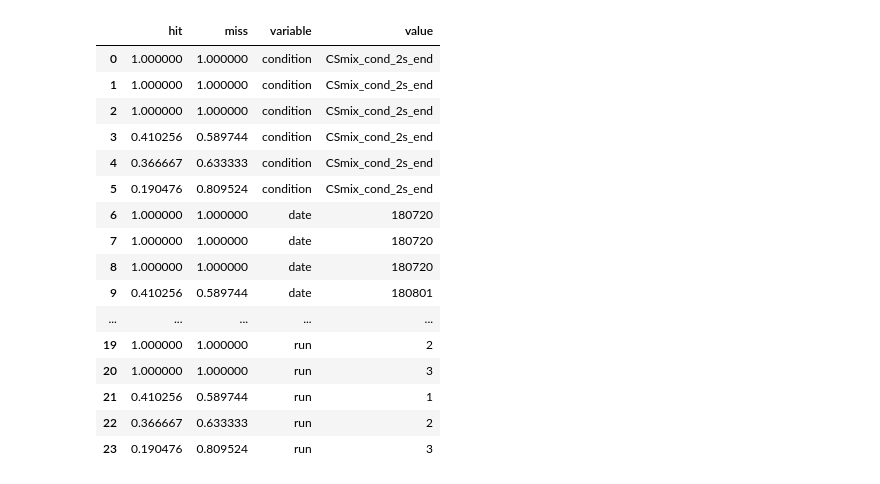
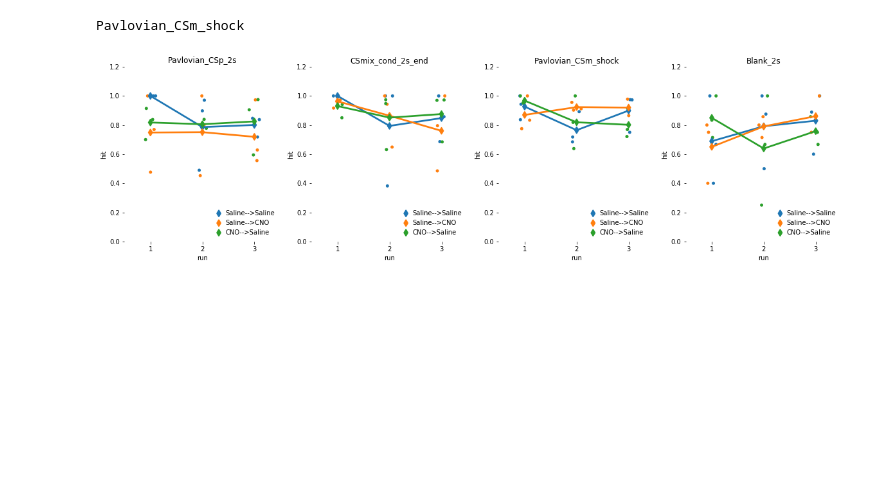
Before and after one commit to hkucukdereli/behavior, a Jupyter notebook: lickPlots.ipynb, the cells around one changed output. Drawn from its saved outputs; the diff is of its cells as text; code cells hidden in the pictures; blank space fills up the shorter version.

```diff
--- a/lickPlots.ipynb
+++ b/lickPlots.ipynb
@@ -99,24 +64,48 @@ for date in dates:
-# %%
-codes=LR8.codes[dates[0]][1]
-
-Performance[Performance['condition'] == codes[1]]
-
-pd.melt(Performance[Performance['condition'] == 'CSmix_cond_2s_end'], ['hit', 'miss'])
-# %% [output]
-|  | hit | miss | variable | value |
-| 0 | 1.000000 | 1.000000 | condition | CSmix_cond_2s_end |
-| 1 | 1.000000 | 1.000000 | condition | CSmix_cond_2s_end |
-| 2 | 1.000000 | 1.000000 | condition | CSmix_cond_2s_end |
-| 3 | 0.410256 | 0.589744 | condition | CSmix_cond_2s_end |
-| 4 | 0.366667 | 0.633333 | condition | CSmix_cond_2s_end |
-| 5 | 0.190476 | 0.809524 | condition | CSmix_cond_2s_end |
-| 6 | 1.000000 | 1.000000 | date | 180720 |
-| 7 | 1.000000 | 1.000000 | date | 180720 |
-| 8 | 1.000000 | 1.000000 | date | 180720 |
-| 9 | 0.410256 | 0.589744 | date | 180801 |
-| ... | ... | ... | ... | ... |
-| 19 | 1.000000 | 1.000000 | run | 2 |
-| 20 | 1.000000 | 1.000000 | run | 3 |
-| 21 | 0.410256 | 0.589744 | run | 1 |
-| 22 | 0.366667 | 0.633333 | run | 2 |
-| 23 | 0.190476 | 0.809524 | run | 3 |
+# %%
+def plotSummary(mus):
+    codes=mus.codes[dates[0]][1]
+
+    Performance = pd.DataFrame([])
+
+    count = 0
+    for date in dates:
+        for run in runs:
+            for i in [1,2,3,4]:
+                perf = mus.getPerformance(date, run).loc[i]
+                dictTemp = {'mouse':mus.mouse, 'date':date, 'exp':date, 'run':run, 'condition':perf['conditions'], 'hit':perf['hit'], 'miss':perf['miss']}
+                performance = pd.DataFrame(dictTemp, index=[count])
+                Performance = pd.concat([Performance, performance])
+                count = count + 1
+
+    for date in SalSal:
+        Performance['exp'].loc[Performance['date'] == date] = 'Saline-->Saline'
+    for date in SalCNO:
+        Performance['exp'].loc[Performance['date'] == date] = 'Saline-->CNO'
+    for date in CNOSal:
+        Performance['exp'].loc[Performance['date'] == date] = 'CNO-->Saline'
+
+    k = 3
+    print(codes[k])
+    hitSummary=Performance[Performance['condition'] == codes[k]].pivot_table(index=['date', 'exp'], columns= 'run', values='hit')
+    #hitSummary
+
+    # Initialize the figure
+    f, ax = plt.subplots(1,4, figsize=(20,5))
+
+    for c in [1,2,3,4]:
+        sns.stripplot(x='run' ,y='hit', hue='exp', data=Performance[Performance['condition'] == codes[c]], dodge=False, jitter=True, alpha=1., zorder=1, ax=ax[c-1])
+        sns.pointplot(x='run' ,y='hit', hue='exp', data=Performance[Performance['condition'] == codes[c]], dodge=False, join=True, markers="d", alpha=0.25, scale=1., ci=None, ax=ax[c-1])
+        sns.despine(bottom=True, left=True)
+        ax[c-1].set_ylim([0., 1.2])
+        ax[c-1].set_title(codes[c])
+
+        handles, labels = ax[c-1].get_legend_handles_labels()
+        ax[c-1].legend(handles[3:], labels[3:], title=None,
+                  handletextpad=0, columnspacing=1,
+                  loc="lower right", ncol=1, frameon=False)
+    return ax
+# %%
+ax=plotSummary(mus)
+# %% [output]
+Pavlovian_CSm_shock
+[figure, added]
```
Also changed, not shown: parts of 18 cells of this notebook, 3 other files.
